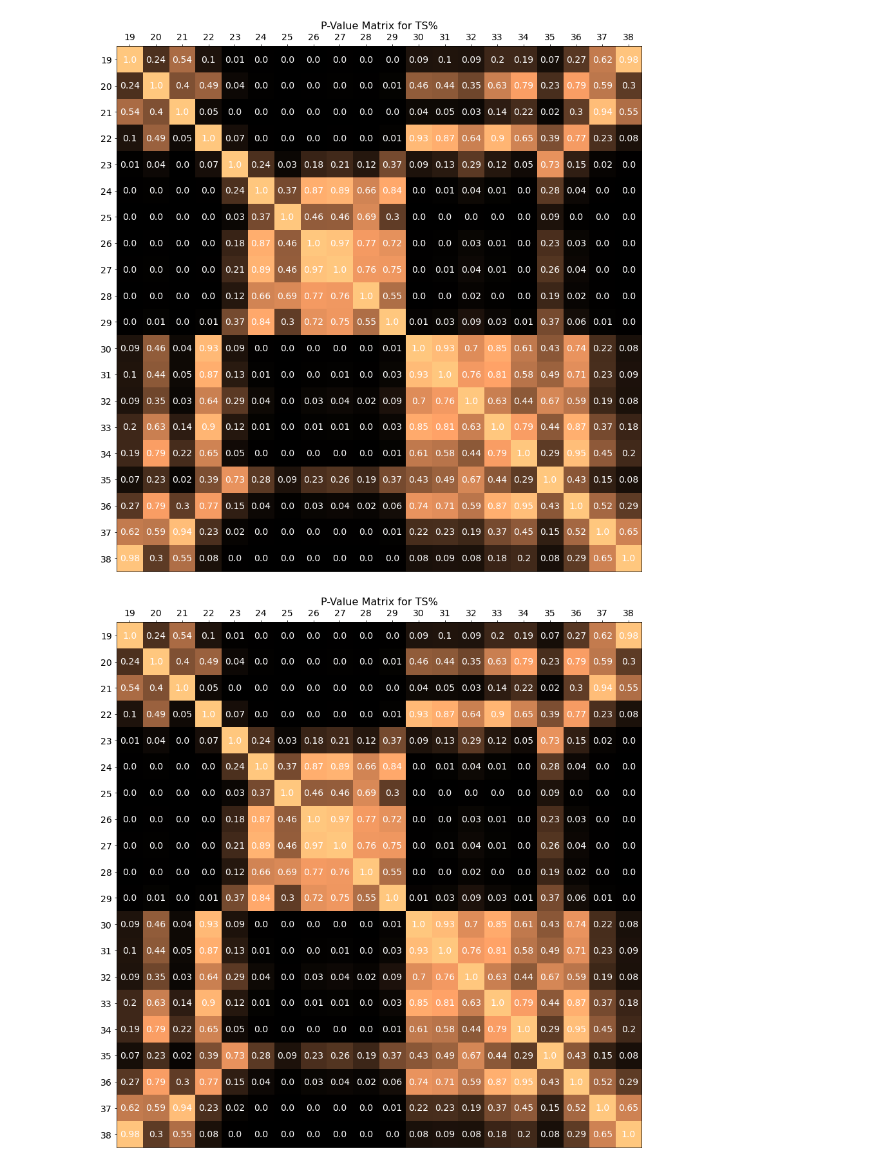
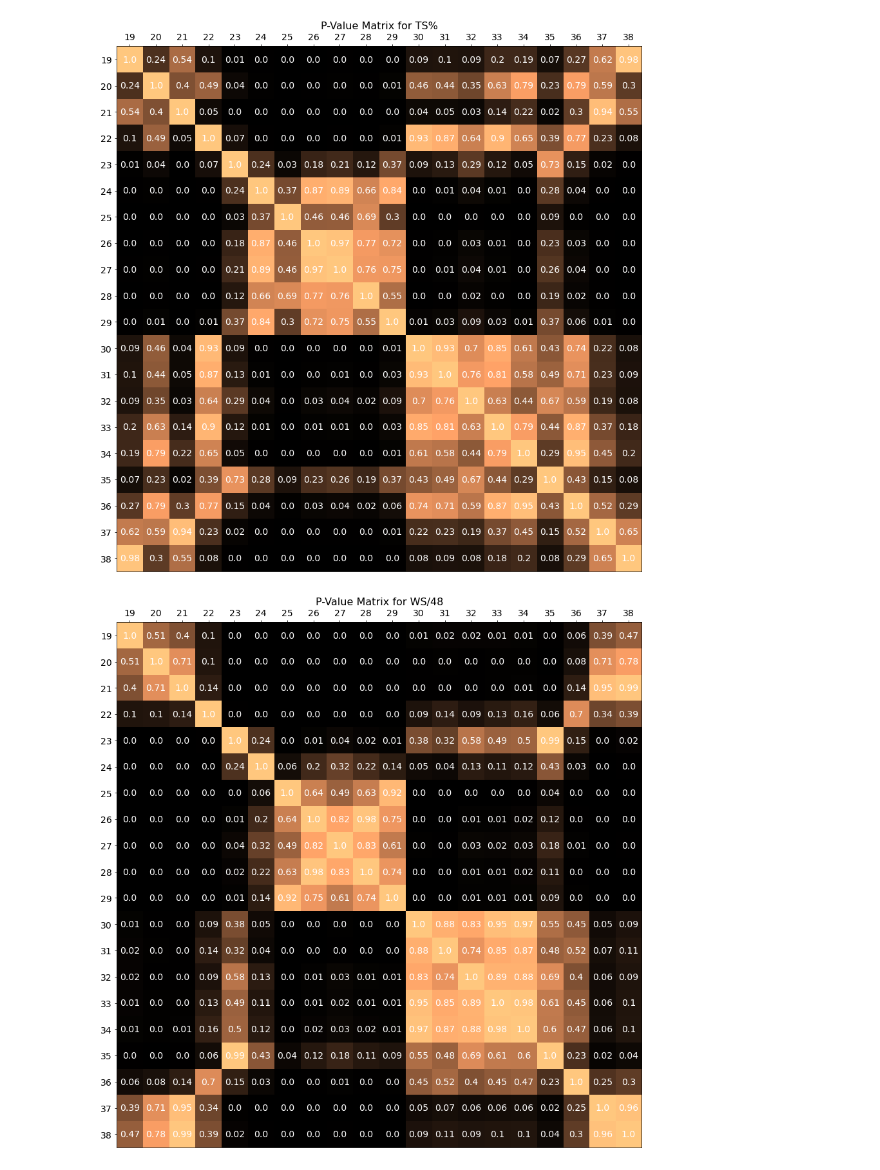
Before and after one commit to jtlaurel/NBA-age-analysis, a Jupyter notebook: data_analysis.ipynb, the cells around one changed output. Cells and saved outputs as stored; diff of their text form; code cells hidden in the pictures.

Commit message:
changing some plots

```diff
--- a/data_analysis.ipynb
+++ b/data_analysis.ipynb
@@ -504,11 +504,11 @@ plt.savefig('images/TS_heatmap_good.png')
 # %% [output]
 [figure]
 # %%
-pval_TS_top = p_value_matrix(data_top,'TS%', 19, 38)
-make_heatmap(pval_TS_top, 'TS%', 19, 38)
+pval_TS_top = p_value_matrix(data_top,'WS/48', 19, 38)
+make_heatmap(pval_TS_top, 'WS/48', 19, 38)
 plt.savefig('images/WS_heatmap_good.png')
 # %% [output]
-[figure, old version]
+[figure, new version]
 # %%
 def calculate_power(mu1,mu2,std1,std2,size1,size2):
 
```
Also changed, not shown: 1 other file.
